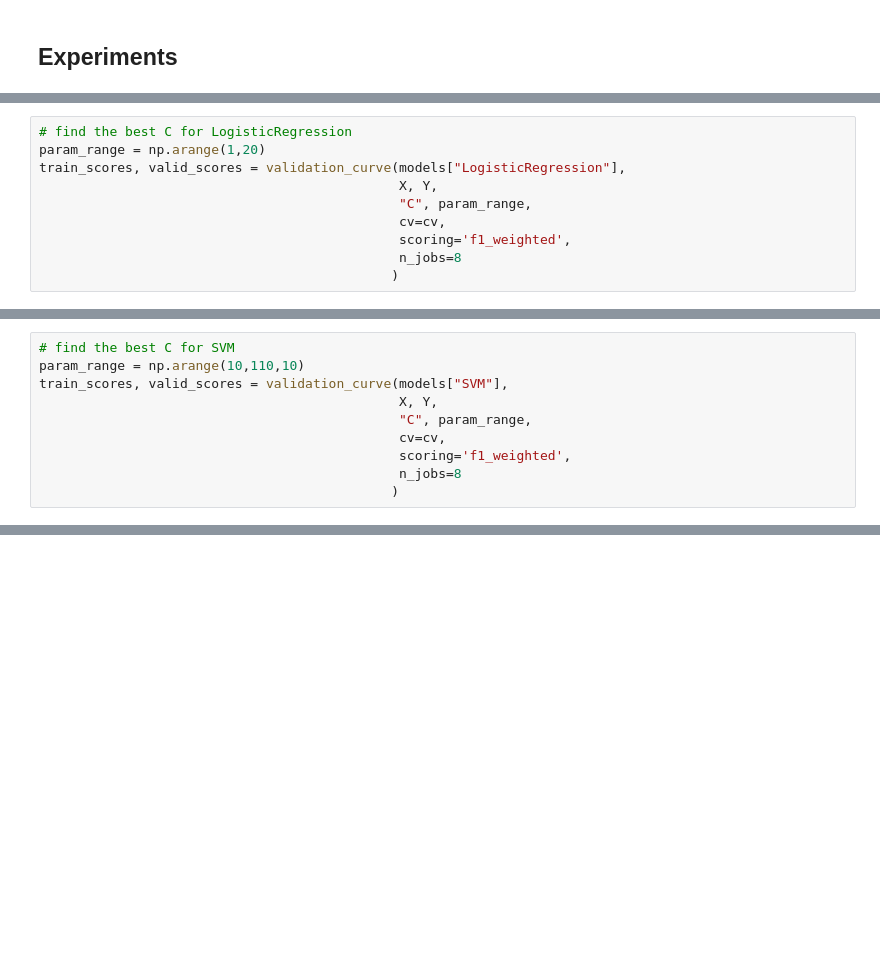
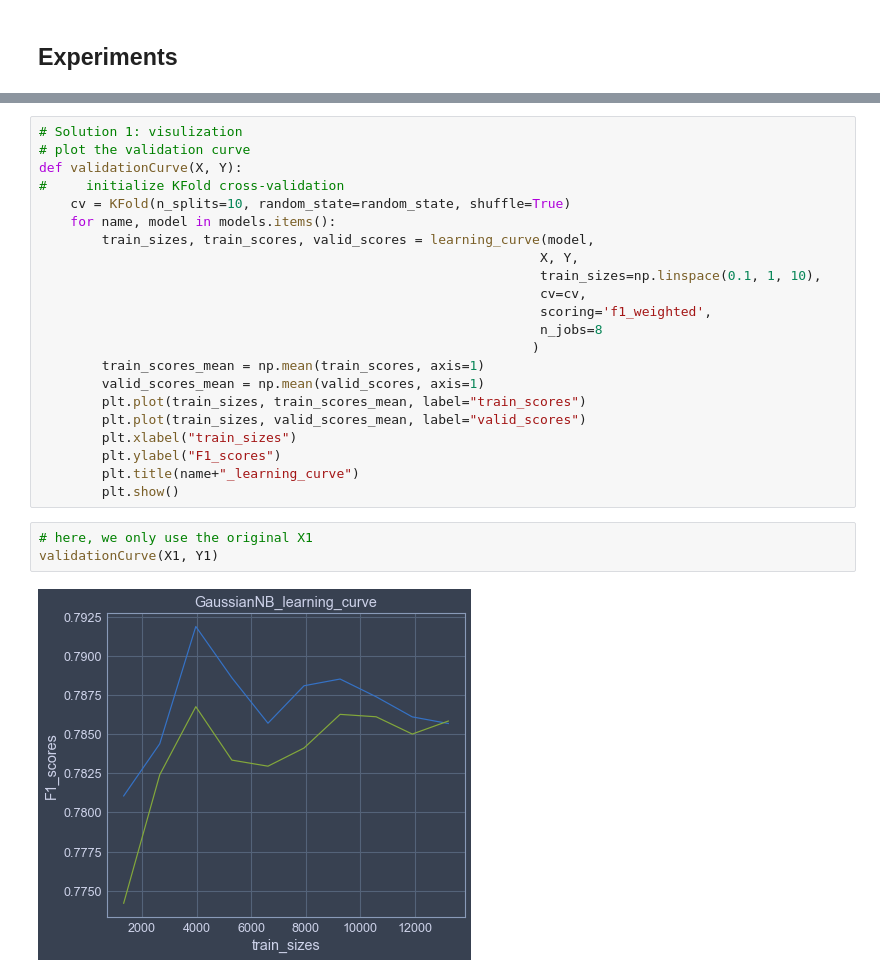
Before and after one commit to Timo9Madrid7/CSE2510MachineLearning, a Jupyter notebook: America Census/GROUP_problem_census.ipynb, the cells around one changed output, grey strips where cells are left out. Drawn from its saved outputs; the diff is of its cells as text; blank space fills up the shorter version.

```diff
--- a/America Census/GROUP_problem_census.ipynb
+++ b/America Census/GROUP_problem_census.ipynb
@@ -513,10 +401,0 @@ DecisionTreeClassifier
-# %%
-# find the best C for LogisticRegression
-param_range = np.arange(1,20)
-train_scores, valid_scores = validation_curve(models["LogisticRegression"],
-                                              X, Y,
-                                              "C", param_range,
-                                              cv=cv,
-                                              scoring='f1_weighted',
-                                              n_jobs=8
-                                             )
@@ -531,10 +401,0 @@ plt.show()
-# %%
-# find the best C for SVM
-param_range = np.arange(10,110,10)
-train_scores, valid_scores = validation_curve(models["SVM"],
-                                              X, Y,
-                                              "C", param_range,
-                                              cv=cv,
-                                              scoring='f1_weighted',
-                                              n_jobs=8
-                                             )
@@ -621,0 +450,27 @@ best paramters:
+# %%
+# Solution 1: visulization
+# plot the validation curve
+def validationCurve(X, Y):
+#     initialize KFold cross-validation
+    cv = KFold(n_splits=10, random_state=random_state, shuffle=True)
+    for name, model in models.items():
+        train_sizes, train_scores, valid_scores = learning_curve(model,
+                                                                X, Y,
+                                                                train_sizes=np.linspace(0.1, 1, 10),
+                                                                cv=cv,
+                                                                scoring='f1_weighted',
+                                                                n_jobs=8
+                                                               )
+        train_scores_mean = np.mean(train_scores, axis=1)
+        valid_scores_mean = np.mean(valid_scores, axis=1)
+        plt.plot(train_sizes, train_scores_mean, label="train_scores")
+        plt.plot(train_sizes, valid_scores_mean, label="valid_scores")
+        plt.xlabel("train_sizes")
+        plt.ylabel("F1_scores")
+        plt.title(name+"_learning_curve")
+        plt.show()
+# %%
+# here, we only use the original X1
+validationCurve(X1, Y1)
+# %% [output]
+[figure, added]
```
Also changed, not shown: parts of 81 cells of this notebook, 8 other files.
